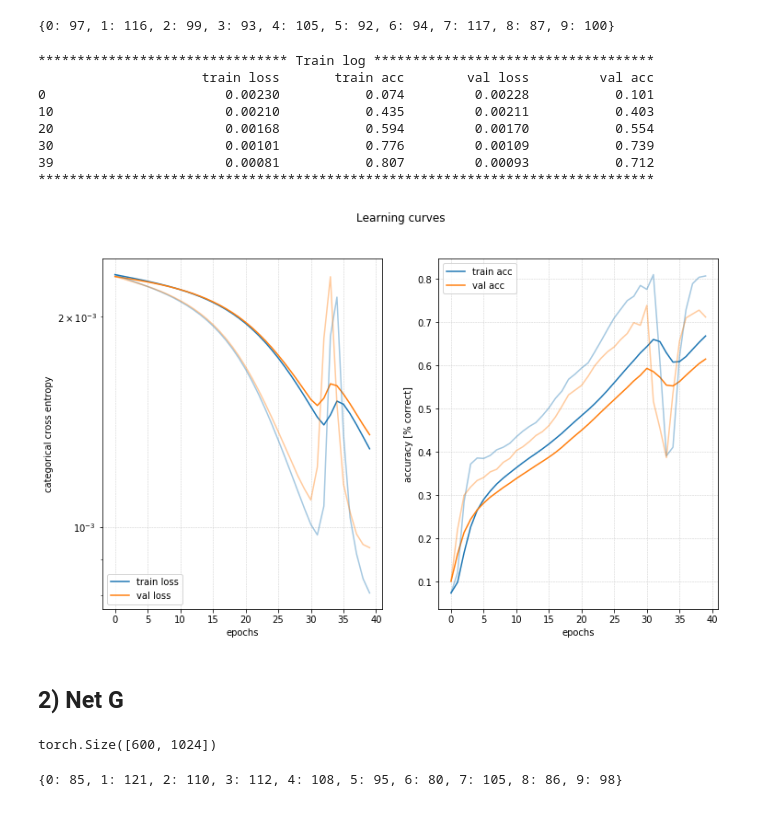
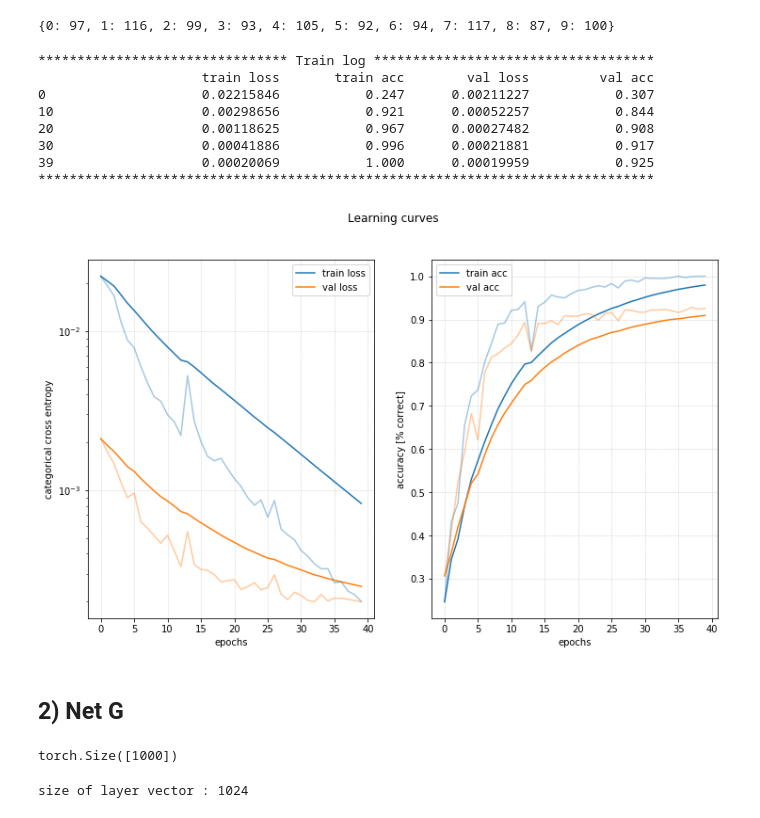
Before and after one commit to palexlee/DeepWololo, a Jupyter notebook: baseline.ipynb, the cells around one changed output. Cells and saved outputs as stored; diff of their text form; code cells hidden in the pictures.

```diff
--- a/baseline.ipynb
+++ b/baseline.ipynb
@@ -63,23 +63,23 @@ crossEntropyClassesWeigths = Tensor(counts/len(target_classes))
 # %%
 crit_fun = lambda input_, target : (input_, target)
 y_hat_fun = lambda y: y.argmax(1)
 
 net = LeNet()
 loss_fun = nn.CrossEntropyLoss(weight=crossEntropyClassesWeigths)
 learning_rate = 0.05
 
 mt = ModelTrainer(net, loss_fun, optim.SGD(net.parameters(), lr=learning_rate), y_hat_fun, crit_fun)
-hist = mt.fit(train_dataset, test_dataset, epochs=40, batch_size=1000, verbose=10)
+hist = mt.fit(train_dataset, test_dataset, epochs=40, batch_size=100, verbose=10)
 mt.plot_training("Learning curves")
 # %% [output]
 ******************************** Train log ************************************
                      train loss       train acc        val loss         val acc
-0                       0.00230           0.074         0.00228           0.101
-10                      0.00210           0.435         0.00211           0.403
-20                      0.00168           0.594         0.00170           0.554
-30                      0.00101           0.776         0.00109           0.739
-39                      0.00081           0.807         0.00093           0.712
+0                    0.02215846           0.247      0.00211227           0.307
+10                   0.00298656           0.921      0.00052257           0.844
+20                   0.00118625           0.967      0.00027482           0.908
+30                   0.00041886           0.996      0.00021881           0.917
+39                   0.00020069           1.000      0.00019959           0.925
 *******************************************************************************
-[figure, old version]
+[figure, new version]
 # %% [markdown]
 ## 2) Net G
@@ -88,12 +85,0 @@ g_train, g_test = generate_dataset_g(net, train_dataset, test_dataset, [net.conv
-# %%
-g_test[0].shape
-# %% [output]
-torch.Size([600, 1024])
-# %%
-target_classes = np.array(biased_dataset[1].tolist())
-unique, counts = np.unique(target_classes, return_counts=True)
-
-print(dict(zip(unique, counts)))
-crossEntropyClassesWeigths = Tensor(counts/len(target_classes))
-# %% [output]
-{0: 85, 1: 121, 2: 110, 3: 112, 4: 108, 5: 95, 6: 80, 7: 105, 8: 86, 9: 98}
@@ -100 +95,10 @@ crossEntropyClassesWeigths = Tensor(counts/len(target_classes))
+# %%
+g_train_target.shape
+# %% [output]
+torch.Size([1000])
+# %%
+size_input_vector = g_train_dataset[0].shape[2]
+print("size of layer vector :", size_input_vector)
+# %% [output]
+size of layer vector : 1024
 # %%
```
Also changed, not shown: parts of 4 cells of this notebook, 2 other files.
